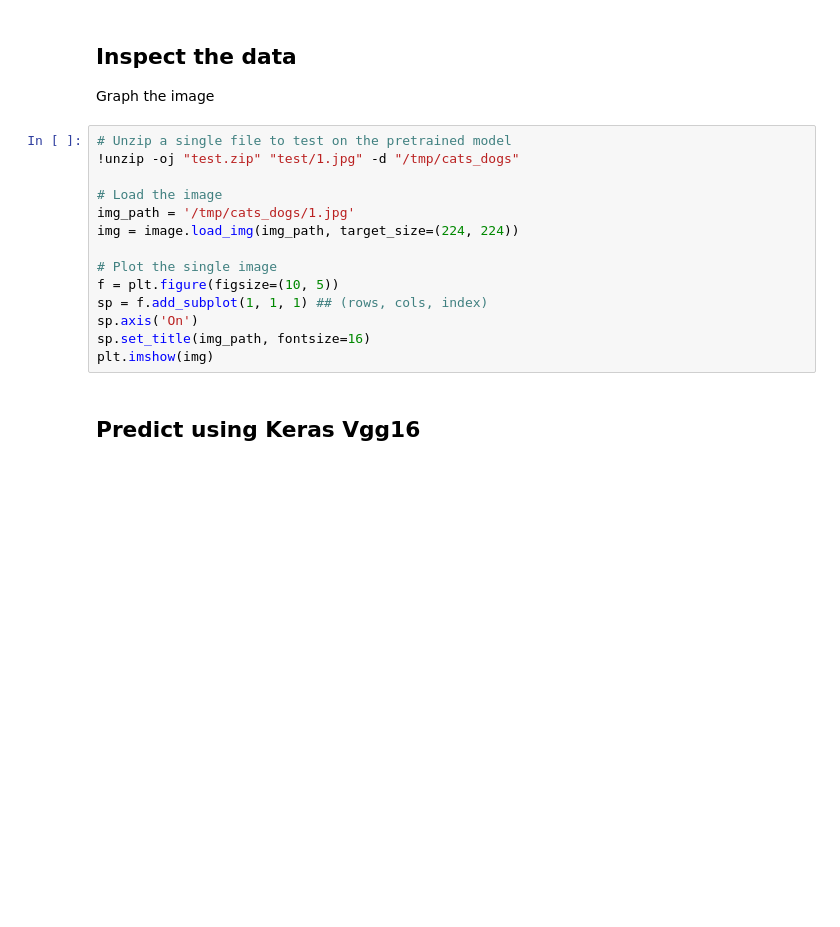
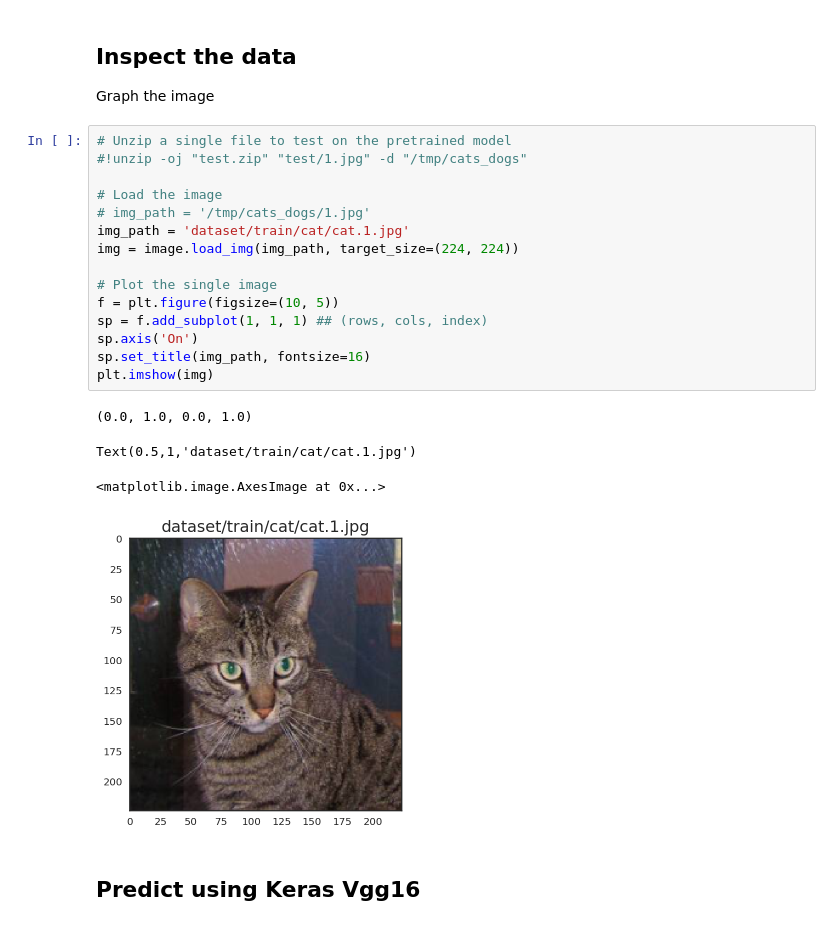
Before and after one commit to neowulf/machine-learning, a Jupyter notebook: fastai/lesson1/dogs-vs-cats-redux-kernels-edition/lesson1_catsdogs-explore.ipynb, the cells around one changed output. Drawn from its saved outputs; the diff is of its cells as text; blank space fills up the shorter version.

```diff
--- a/fastai/lesson1/dogs-vs-cats-redux-kernels-edition/lesson1_catsdogs-explore.ipynb
+++ b/fastai/lesson1/dogs-vs-cats-redux-kernels-edition/lesson1_catsdogs-explore.ipynb
@@ -59,18 +59,24 @@ kg download -c 'dogs-vs-cats-redux-kernels-edition'
 Graph the image
 # %%
 # Unzip a single file to test on the pretrained model
-!unzip -oj "test.zip" "test/1.jpg" -d "/tmp/cats_dogs"
+#!unzip -oj "test.zip" "test/1.jpg" -d "/tmp/cats_dogs"
 
 # Load the image
-img_path = '/tmp/cats_dogs/1.jpg'
+# img_path = '/tmp/cats_dogs/1.jpg'
+img_path = 'dataset/train/cat/cat.1.jpg'
 img = image.load_img(img_path, target_size=(224, 224))
 
 # Plot the single image
 f = plt.figure(figsize=(10, 5))
 sp = f.add_subplot(1, 1, 1) ## (rows, cols, index)
 sp.axis('On')
 sp.set_title(img_path, fontsize=16)
 plt.imshow(img)
+# %% [output]
+(0.0, 1.0, 0.0, 1.0)
+Text(0.5,1,'dataset/train/cat/cat.1.jpg')
+<matplotlib.image.AxesImage at 0x...>
+[figure, added]
 # %% [markdown]
 ## Predict using Keras Vgg16
 # %%
```
Also changed, not shown: 14 other files.
